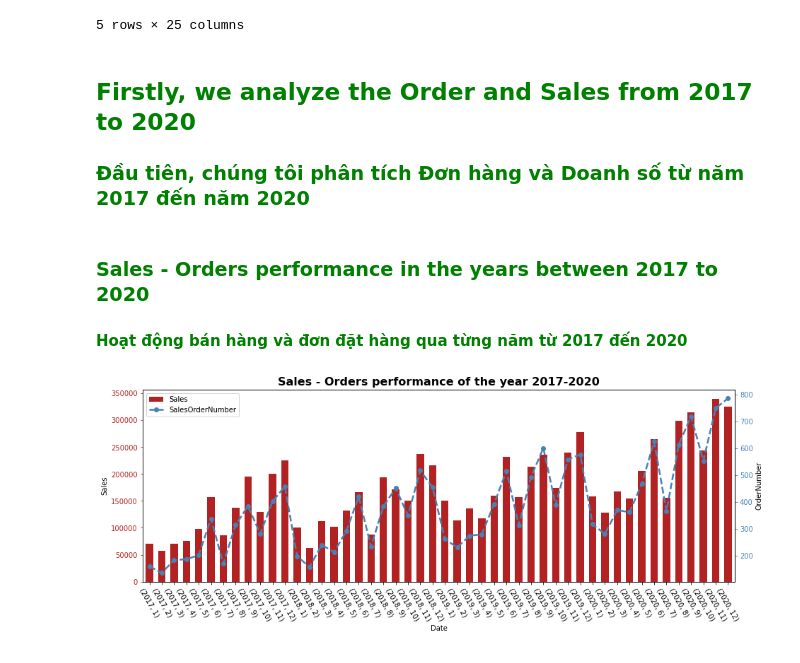
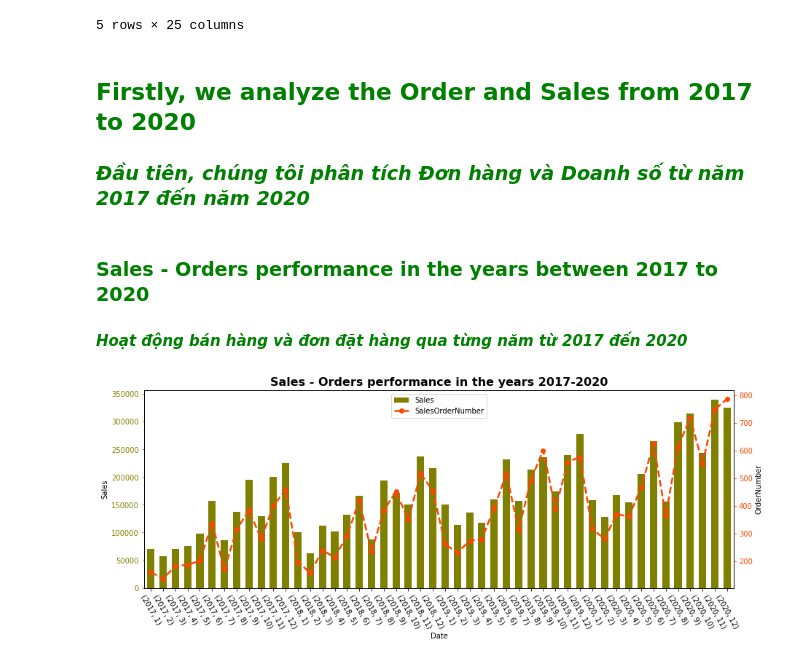
Before and after one commit to KennyHuynh1909/Python-mini-project--Furniture_Sales_and_customer, a Jupyter notebook: mini project.ipynb, the cells around one changed output. Cells and saved outputs as stored; diff of their text form; code cells hidden in the pictures.

```diff
--- a/mini project.ipynb
+++ b/mini project.ipynb
@@ -149,44 +147,46 @@ data_mix.head()
 5 rows × 25 columns
 # %% [markdown]
 ## <span style="color: green">Firstly, we analyze the Order and Sales from 2017 to 2020</span>
-### <span style="color: green">Đầu tiên, chúng tôi phân tích Đơn hàng và Doanh số từ năm 2017 đến năm 2020</span>
+### <span style="color: green">*Đầu tiên, chúng tôi phân tích Đơn hàng và Doanh số từ năm 2017 đến năm 2020*</span>
 # %% [markdown]
 ### <span style="color: green">Sales - Orders performance in the years between 2017 to 2020</span>
-#### <span style="color: green">Hoạt động bán hàng và đơn đặt hàng qua từng năm từ 2017 đến 2020</span>
+#### <span style="color: green">*Hoạt động bán hàng và đơn đặt hàng qua từng năm từ 2017 đến 2020*</span>
 # %%
 #create figure objects and axis
-fig = plt.figure(figsize=(15,5))
+fig = plt.figure(figsize=(14.5,5))
 ax = fig.add_subplot(111)
 ax2 = ax.twinx()
 
 #create the results between Total Order Number and Sales by Months of Years
 df=data_mix.groupby(["OrderYear","OrderMonth"]).agg({'SalesOrderNumber': 'nunique', 'Sales': sum})[['SalesOrderNumber','Sales']]
 
 #create basic bar plot
-df['Sales'].plot(kind='bar', color='#B22222', ax=ax, width=0.6, legend=True)
+df['Sales'].plot(kind='bar', color='#808000', ax=ax, width=0.6)
+ax.grid(False)  #hide the grid bar
 
 #add line to plot
-df['SalesOrderNumber'].plot(kind='line', color='#4682B4', ax=ax2, linewidth=2.5, marker="o", ls='--', legend=True)
+df['SalesOrderNumber'].plot(kind='line', color='#FF4500', ax=ax2, linewidth=2.5, marker="o", ls='--')
+ax2.grid(False)   #hide the grid line
 
 #specify axis colors
-ax.tick_params(axis='y', colors='#B22222')
-ax2.tick_params(axis='y', colors='#4682B4')
+ax.tick_params(axis='y', colors='#808000')
+ax2.tick_params(axis='y', colors='#FF4500')
 
 #get the labels of the axis in the legend
 ax_bar, label = ax.get_legend_handles_labels()
 ax2_line, label2 = ax2.get_legend_handles_labels()
-ax2.legend(ax_bar + ax2_line, label + label2, loc=0)
+ax2.legend(ax_bar + ax2_line, label + label2, loc='upper center')
 
 #specify the axis property
 ax.set_ylabel('Sales')
 ax2.set_ylabel('OrderNumber')
 ax.set_xlabel("Date")
-ax.tick_params(axis='x', rotation = 300)
-plt.title("Sales - Orders performance of the year 2017-2020",size=16, weight='bold')
+ax.tick_params(axis='x', rotation = 300)   #rotate the tick label
+plt.title("Sales - Orders performance in the years 2017-2020",size=16, weight='bold')
 
 plt.show()
 # %% [output]
-[figure, old version]
+[figure, new version]
 # %%
 #create DataFrame by Number of Order and Order Date
 orderdateO=data_mix.pivot_table(values='SalesOrderNumber', index='OrderYear',columns='OrderQuarter', aggfunc='nunique')
```
Also changed, not shown: parts of 26 cells of this notebook.
